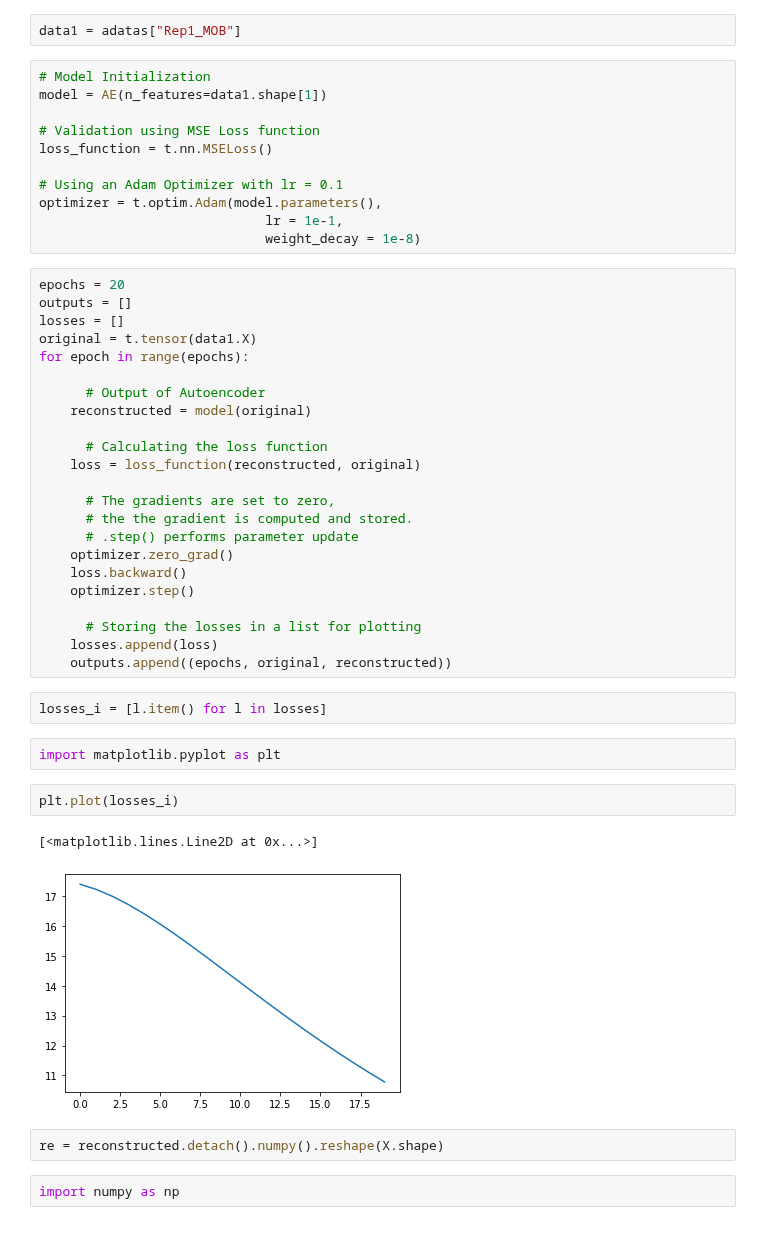
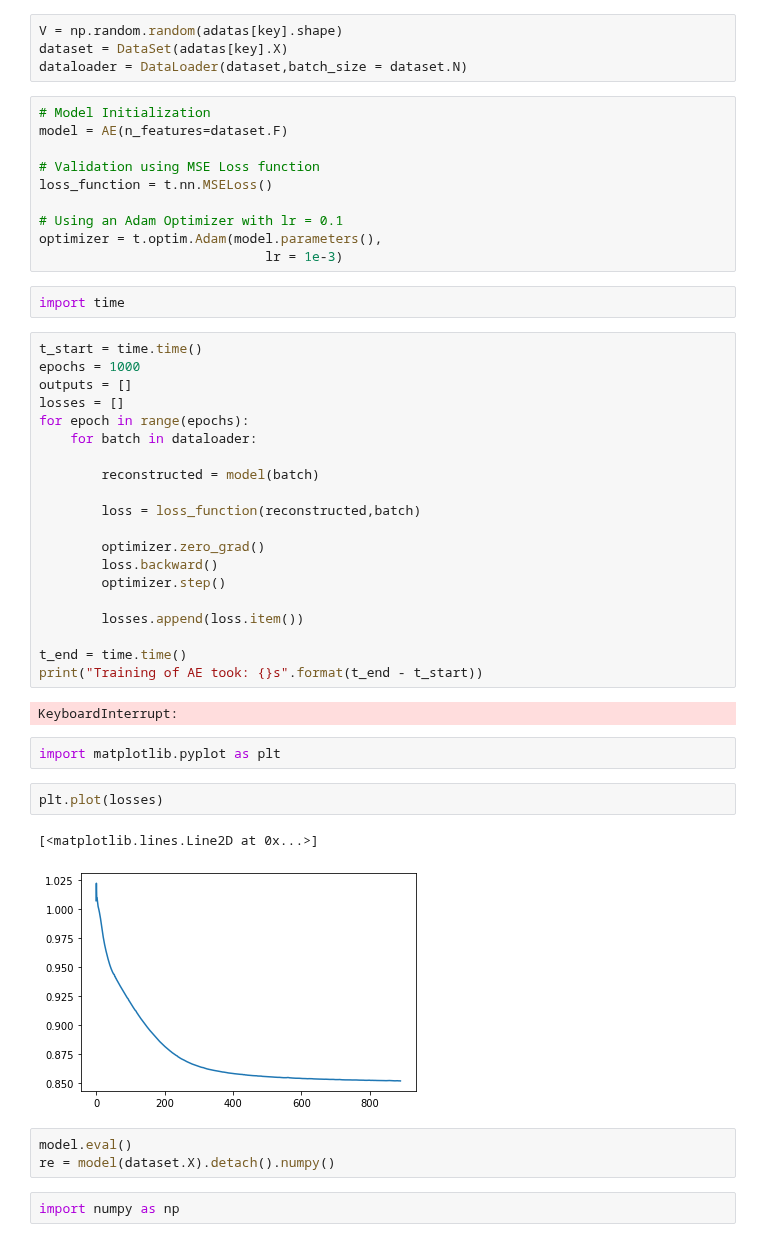
Before and after one commit to almaan/eggplant, a Jupyter notebook: notebooks/skip-autoencoder.ipynb, the cells around one changed output. Drawn from its saved outputs; the diff is of its cells as text.

```diff
--- a/notebooks/skip-autoencoder.ipynb
+++ b/notebooks/skip-autoencoder.ipynb
@@ -45,49 +74,50 @@ class AE(t.nn.Module):
 # %%
-data1 = adatas["Rep1_MOB"]
+V = np.random.random(adatas[key].shape)
+dataset = DataSet(adatas[key].X)
+dataloader = DataLoader(dataset,batch_size = dataset.N)
 # %%
 # Model Initialization
-model = AE(n_features=data1.shape[1])
+model = AE(n_features=dataset.F)
 
 # Validation using MSE Loss function
 loss_function = t.nn.MSELoss()
 
 # Using an Adam Optimizer with lr = 0.1
 optimizer = t.optim.Adam(model.parameters(),
-                             lr = 1e-1,
-                             weight_decay = 1e-8)
+                             lr = 1e-3)
+# %%
+import time
 # %%
-epochs = 20
+t_start = time.time()
+epochs = 1000
 outputs = []
 losses = []
-original = t.tensor(data1.X)
 for epoch in range(epochs):
+    for batch in dataloader:
 
-      # Output of Autoencoder
-    reconstructed = model(original)
+        reconstructed = model(batch)
 
-      # Calculating the loss function
-    loss = loss_function(reconstructed, original)
+        loss = loss_function(reconstructed,batch)
 
-      # The gradients are set to zero,
-      # the the gradient is computed and stored.
-      # .step() performs parameter update
-    optimizer.zero_grad()
-    loss.backward()
-    optimizer.step()
+        optimizer.zero_grad()
+        loss.backward()
+        optimizer.step()
 
-      # Storing the losses in a list for plotting
-    losses.append(loss)
-    outputs.append((epochs, original, reconstructed))
+        losses.append(loss.item())
+
+t_end = time.time()
+print("Training of AE took: {}s".format(t_end - t_start))
+# %% [output]
+KeyboardInterrupt:
-# %%
-losses_i = [l.item() for l in losses]
 # %%
 import matplotlib.pyplot as plt
-# %%
-plt.plot(losses_i)
-# %% [output]
-[<matplotlib.lines.Line2D at 0x...>]
-[figure, removed]
+# %%
+plt.plot(losses)
+# %% [output]
+[<matplotlib.lines.Line2D at 0x...>]
+[figure, added]
 # %%
-re = reconstructed.detach().numpy().reshape(X.shape)
+model.eval()
+re = model(dataset.X).detach().numpy()
 # %%
 import numpy as np
```
Also changed, not shown: parts of 18 cells of this notebook, 9 other files.
